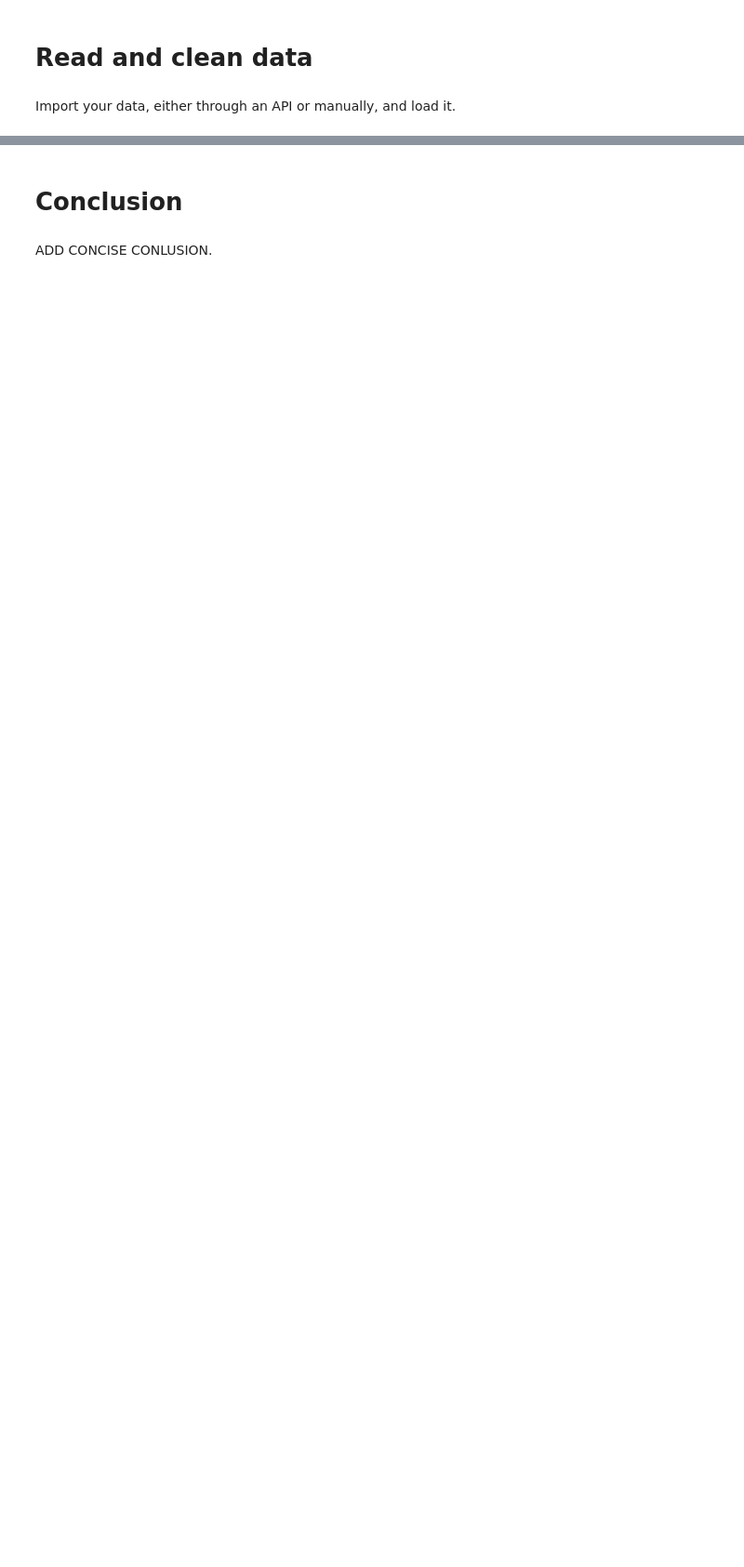
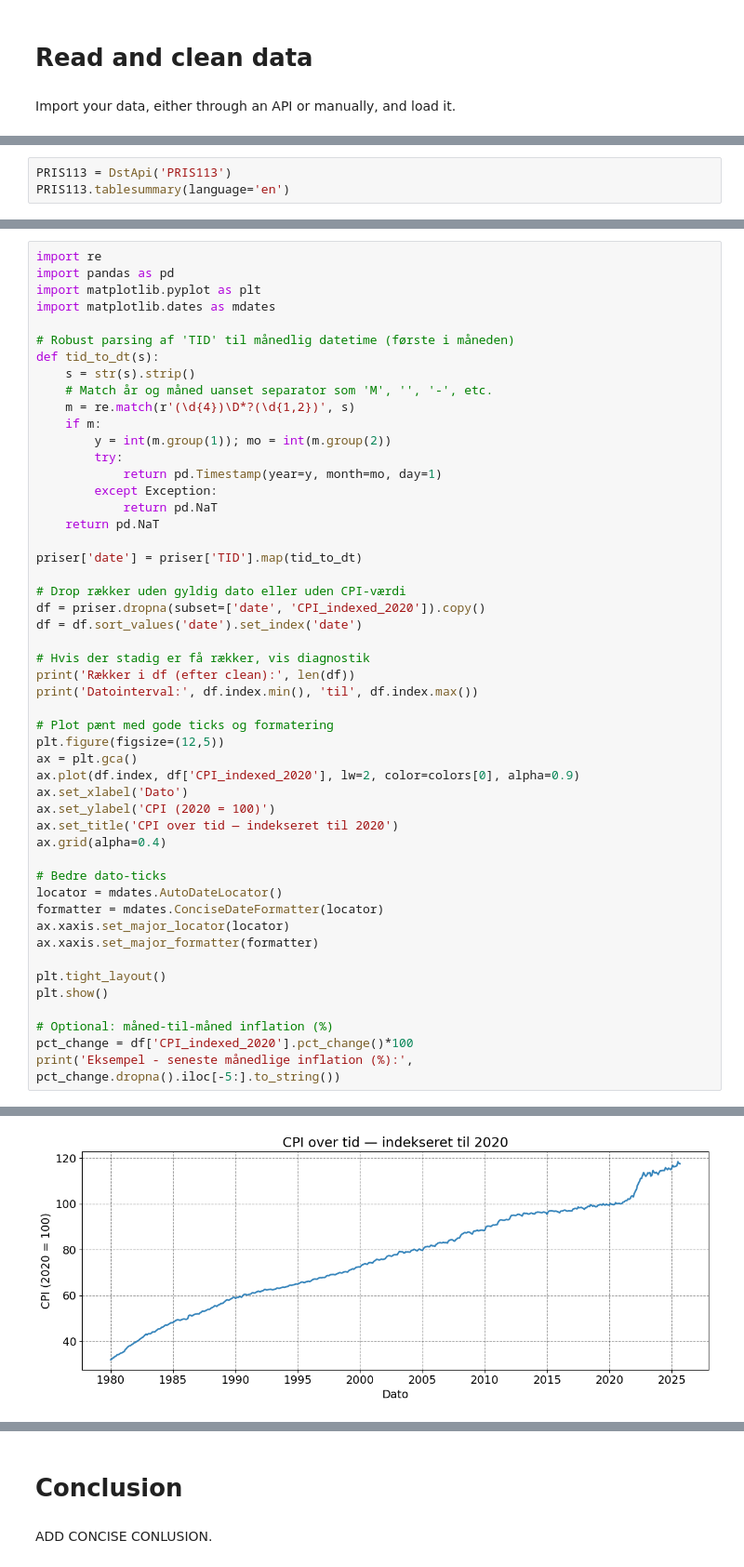
Before and after one commit to gcr710/Andreas, a Jupyter notebook: dataproject/dataproject.ipynb, the cells around one changed output, grey strips where cells are left out. Shown: that part at 93% size. Drawn from its saved outputs; the diff is of its cells as text; blank space fills up the shorter version.

```diff
--- a/dataproject/dataproject.ipynb
+++ b/dataproject/dataproject.ipynb
@@ -77,0 +26,3 @@ Make sure that your resulting data sets have the correct number of rows and colu
+# %%
+PRIS113 = DstApi('PRIS113')
+PRIS113.tablesummary(language='en')
@@ -83,0 +184,51 @@ MAKE FURTHER ANALYSIS. EXPLAIN THE CODE BRIEFLY AND SUMMARIZE THE RESULTS.
+# %%
+import re
+import pandas as pd
+import matplotlib.pyplot as plt
+import matplotlib.dates as mdates
+
+# Robust parsing af 'TID' til månedlig datetime (første i måneden)
+def tid_to_dt(s):
+    s = str(s).strip()
+    # Match år og måned uanset separator som 'M', '', '-', etc.
+    m = re.match(r'(\d{4})\D*?(\d{1,2})', s)
+    if m:
+        y = int(m.group(1)); mo = int(m.group(2))
+        try:
+            return pd.Timestamp(year=y, month=mo, day=1)
+        except Exception:
+            return pd.NaT
+    return pd.NaT
+
+priser['date'] = priser['TID'].map(tid_to_dt)
+
+# Drop rækker uden gyldig dato eller uden CPI-værdi
+df = priser.dropna(subset=['date', 'CPI_indexed_2020']).copy()
+df = df.sort_values('date').set_index('date')
+
+# Hvis der stadig er få rækker, vis diagnostik
+print('Rækker i df (efter clean):', len(df))
+print('Datointerval:', df.index.min(), 'til', df.index.max())
+
+# Plot pænt med gode ticks og formatering
+plt.figure(figsize=(12,5))
+ax = plt.gca()
+ax.plot(df.index, df['CPI_indexed_2020'], lw=2, color=colors[0], alpha=0.9)
+ax.set_xlabel('Dato')
+ax.set_ylabel('CPI (2020 = 100)')
+ax.set_title('CPI over tid — indekseret til 2020')
+ax.grid(alpha=0.4)
+
+# Bedre dato-ticks
+locator = mdates.AutoDateLocator()
+formatter = mdates.ConciseDateFormatter(locator)
+ax.xaxis.set_major_locator(locator)
+ax.xaxis.set_major_formatter(formatter)
+
+plt.tight_layout()
+plt.show()
+
+# Optional: måned-til-måned inflation (%)
+pct_change = df['CPI_indexed_2020'].pct_change()*100
+print('Eksempel - seneste månedlige inflation (%):', pct_change.dropna().iloc[-5:].to_string())
+# %% [output]
@@ -83,0 +237 @@ MAKE FURTHER ANALYSIS. EXPLAIN THE CODE BRIEFLY AND SUMMARIZE THE RESULTS.
+[figure, added]
```
Also changed, not shown: parts of 27 cells of this notebook, 2 other files.
